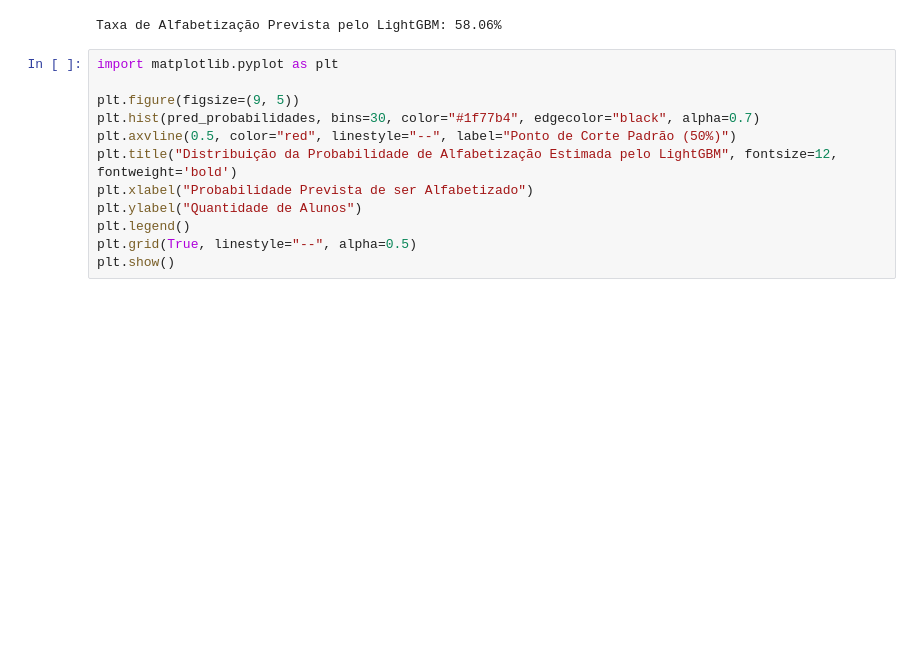
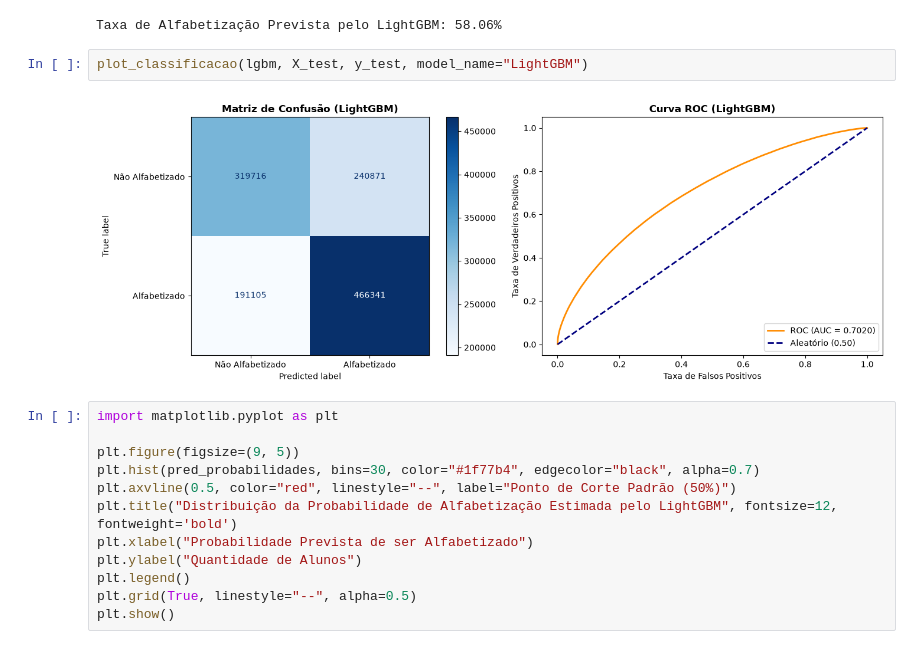
Before and after one commit to LucasRuizMartins/fiap_tech_challenge_03, a Jupyter notebook: notebooks/01 - pipeline.ipynb, the cells around one changed output. Cells and saved outputs as stored; diff of their text form; blank space fills up the shorter version.

```diff
--- a/notebooks/01 - pipeline.ipynb
+++ b/notebooks/01 - pipeline.ipynb
@@ -1482,6 +1481,10 @@ taxa_geral_prevista = df_analise["PREV_ALFABETIZADO"].mean() * 100
 print(f"Taxa de Alfabetização Prevista pelo LightGBM: {taxa_geral_prevista:.2f}%")
 # %% [output]
 Taxa de Alfabetização Prevista pelo LightGBM: 58.06%
+# %%
+plot_classificacao(lgbm, X_test, y_test, model_name="LightGBM")
+# %% [output]
+[figure, added]
 # %%
 import matplotlib.pyplot as plt
 
```
Also changed, not shown: parts of 2 cells of this notebook, 1 other file.
